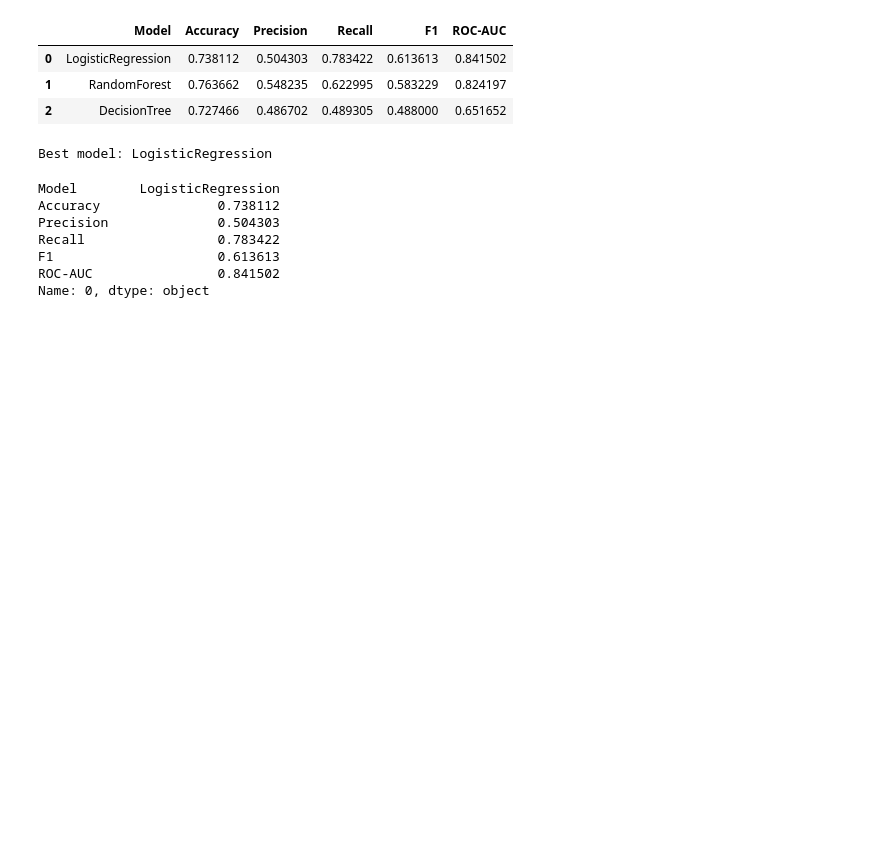
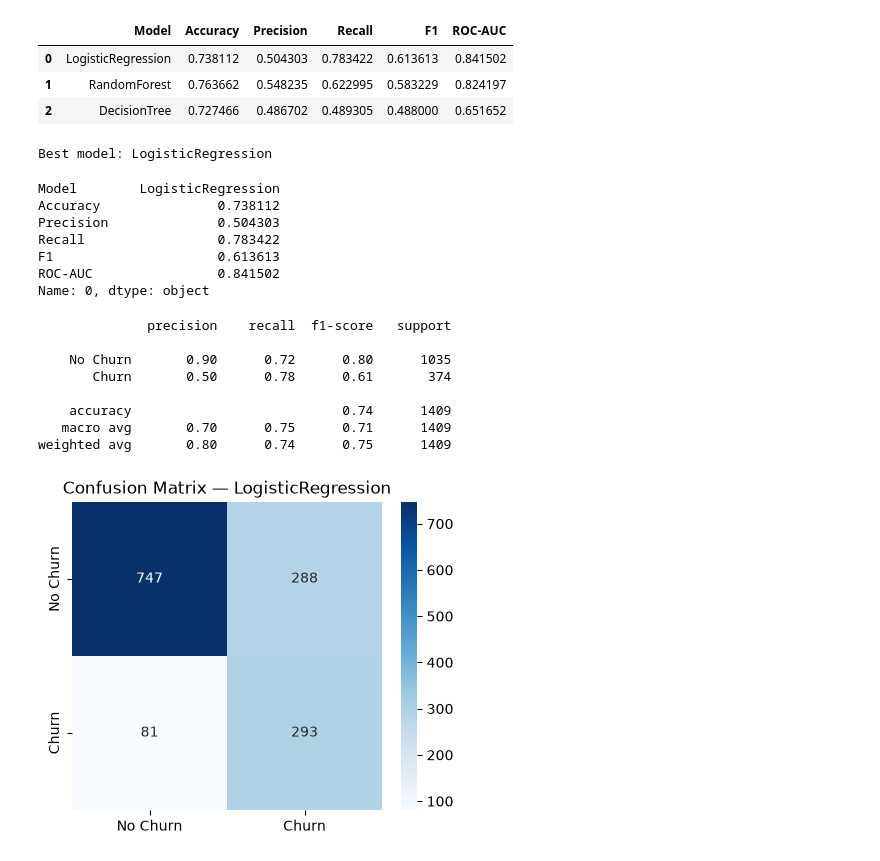
Before and after one commit to Saugat-Tamang17/4th-Sem, a Jupyter notebook: AI/PROJECT(Customer Churn Predictor )/notebooks/churn_analysis.ipynb, the cells around one changed output. Cells and saved outputs as stored; diff of their text form; code cells hidden in the pictures; blank space fills up the shorter version.

Commit message:
generating the heatmap that evaluates the trained machine model, on the test data

```diff
--- a/AI/PROJECT(Customer Churn Predictor )/notebooks/churn_analysis.ipynb
+++ b/AI/PROJECT(Customer Churn Predictor )/notebooks/churn_analysis.ipynb
@@ -267,3 +267,23 @@ Recall                 0.783422
 F1                     0.613613
 ROC-AUC                0.841502
 Name: 0, dtype: object
+# %%
+y_pred_best = best_pipeline.predict(X_test)
+print(classification_report(y_test, y_pred_best, target_names=["No Churn", "Churn"]))
+
+cm = confusion_matrix(y_test, y_pred_best)
+plt.figure(figsize=(5,4))
+sns.heatmap(cm, annot=True, fmt="d", cmap="Blues",
+            xticklabels=["No Churn", "Churn"], yticklabels=["No Churn", "Churn"])
+plt.title(f"Confusion Matrix — {best_model_name}")
+plt.show()
+# %% [output]
+              precision    recall  f1-score   support
+
+    No Churn       0.90      0.72      0.80      1035
+       Churn       0.50      0.78      0.61       374
+
+    accuracy                           0.74      1409
+   macro avg       0.70      0.75      0.71      1409
+weighted avg       0.80      0.74      0.75      1409
+[figure, added]
```
